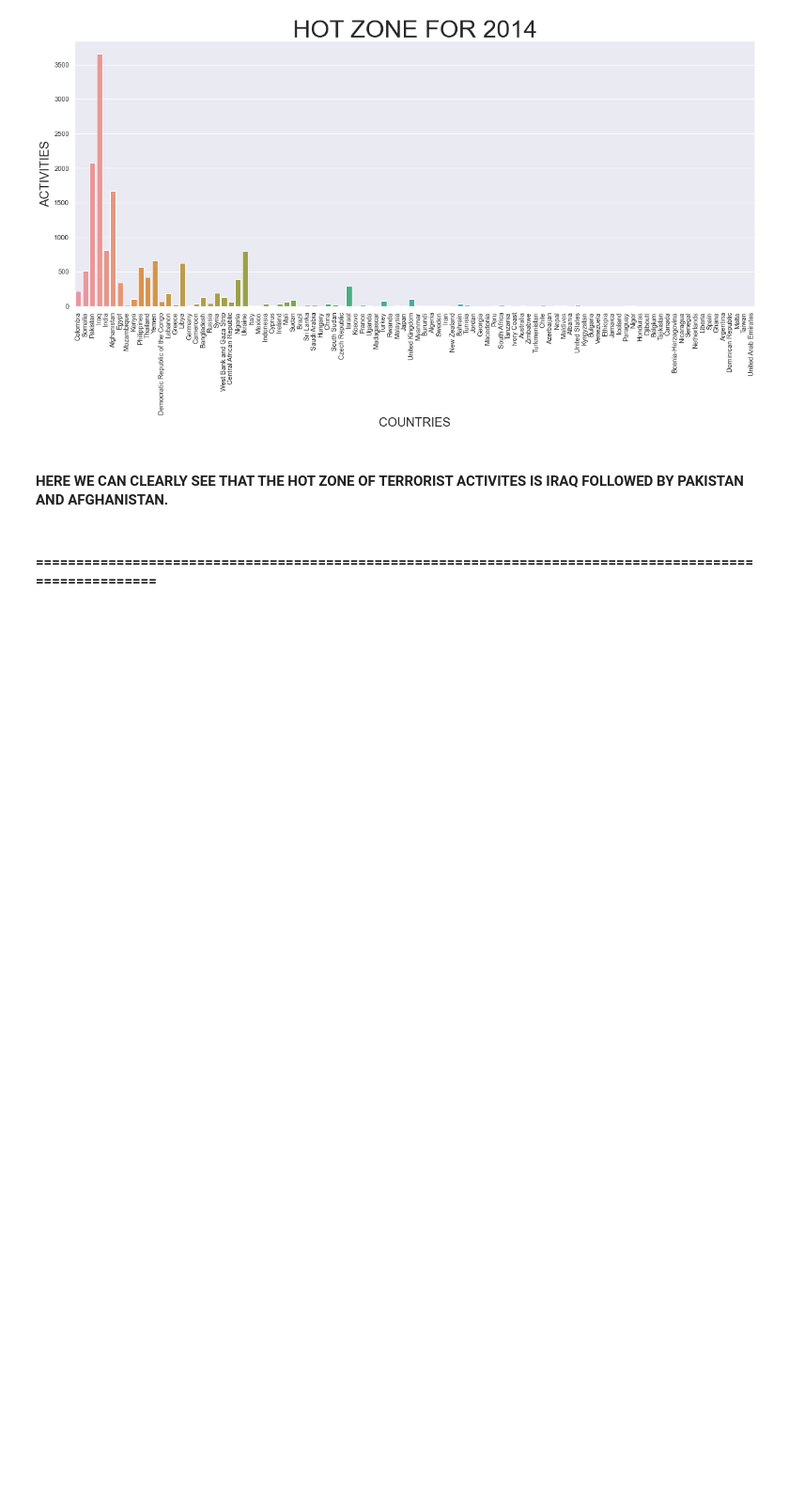
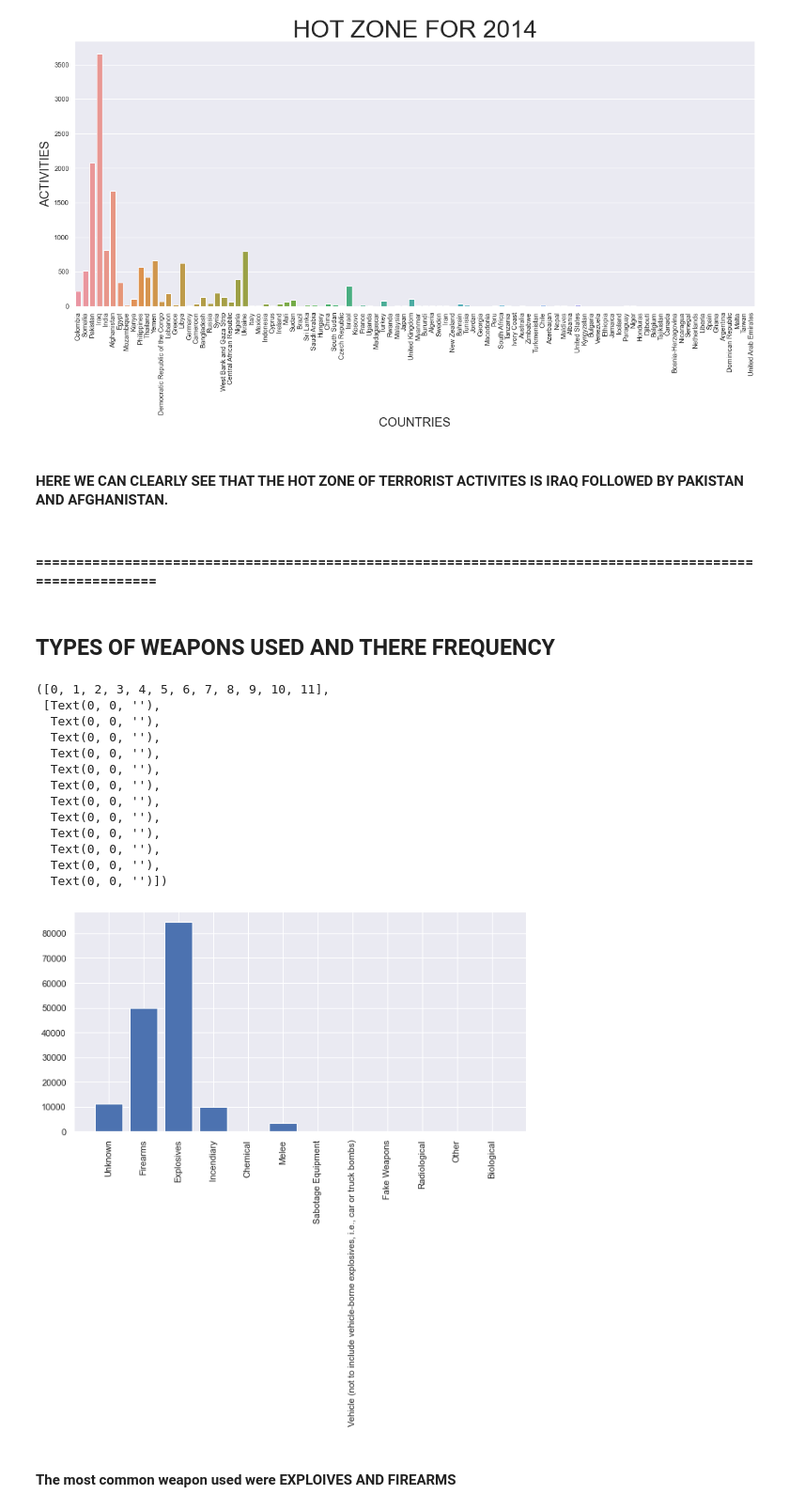
Before and after one commit to fagoon1311/LGMVIP-DataScience, a Jupyter notebook: LetsGrowMore/TERR_NOTEBOOK.ipynb, the cells around one changed output. Shown: that part at 94% size. Saved outputs shown, nothing was run; the diff lists cells and outputs as text; code cells hidden in the pictures; blank space fills up the shorter version.

```diff
--- a/LetsGrowMore/TERR_NOTEBOOK.ipynb
+++ b/LetsGrowMore/TERR_NOTEBOOK.ipynb
@@ -255,5 +255,33 @@ plt.show()
 [figure]
 # %% [markdown]
 #### HERE WE CAN CLEARLY SEE THAT THE HOT ZONE OF TERRORIST ACTIVITES IS IRAQ FOLLOWED BY PAKISTAN AND AFGHANISTAN.
-# %% [markdown]
-#### ========================================================================================================
+# %% [markdown]
+#### ========================================================================================================
+# %% [markdown]
+
+## TYPES OF WEAPONS USED AND THERE FREQUENCY
+# %%
+count_list_wpt = Counter(data['weaptype1_txt'])
+labels_3 = list(count_list_wpt.keys())
+
+values_3 = list(count_list_wpt.values())
+plt.figure(figsize=(10,5))
+plt.bar(labels_3, values_3)
+plt.xticks(rotation = 'vertical')
+# %% [output]
+([0, 1, 2, 3, 4, 5, 6, 7, 8, 9, 10, 11],
+ [Text(0, 0, ''),
+  Text(0, 0, ''),
+  Text(0, 0, ''),
+  Text(0, 0, ''),
+  Text(0, 0, ''),
+  Text(0, 0, ''),
+  Text(0, 0, ''),
+  Text(0, 0, ''),
+  Text(0, 0, ''),
+  Text(0, 0, ''),
+  Text(0, 0, ''),
+  Text(0, 0, '')])
+[figure, added]
+# %% [markdown]
+#### The most common weapon used were EXPLOIVES AND FIREARMS
```
